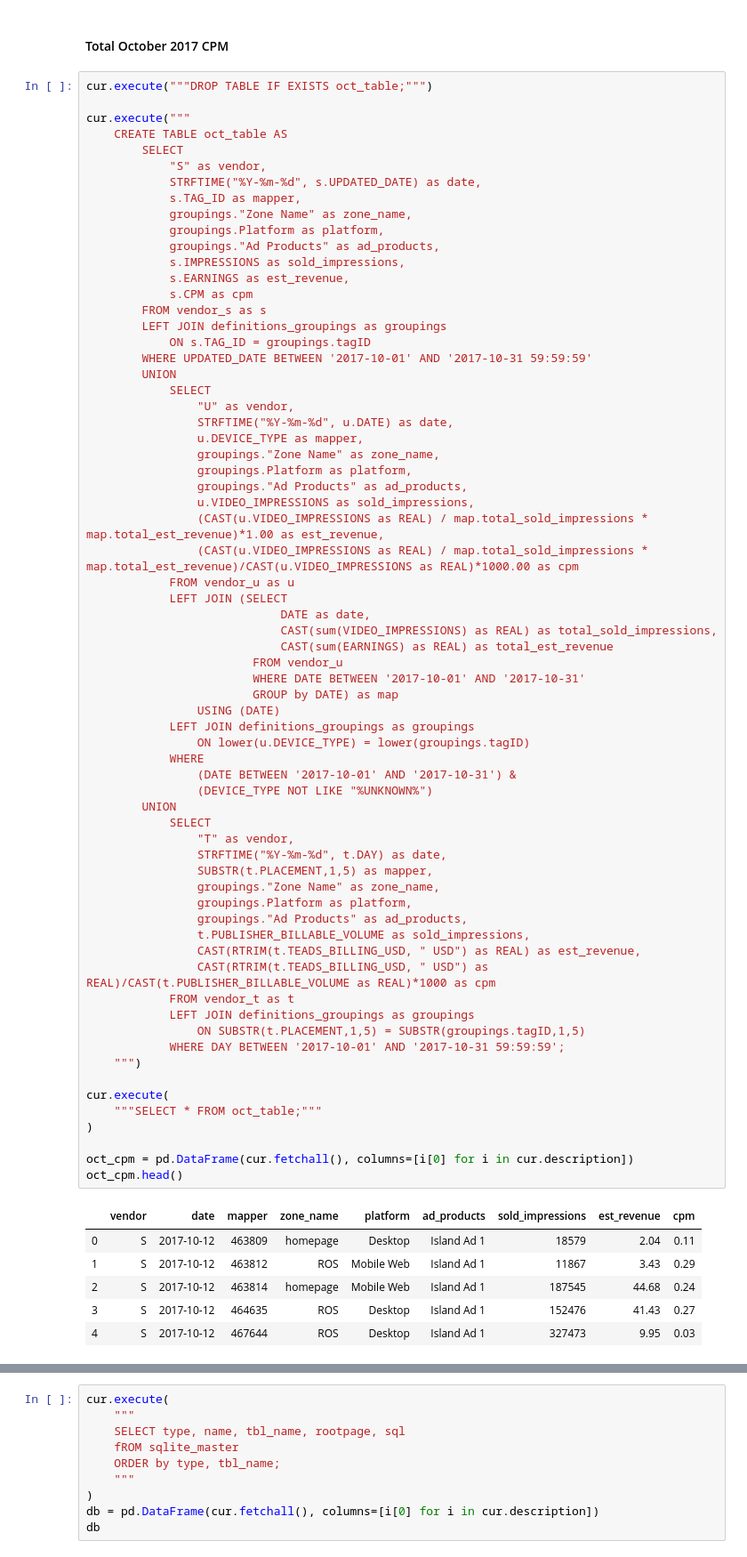
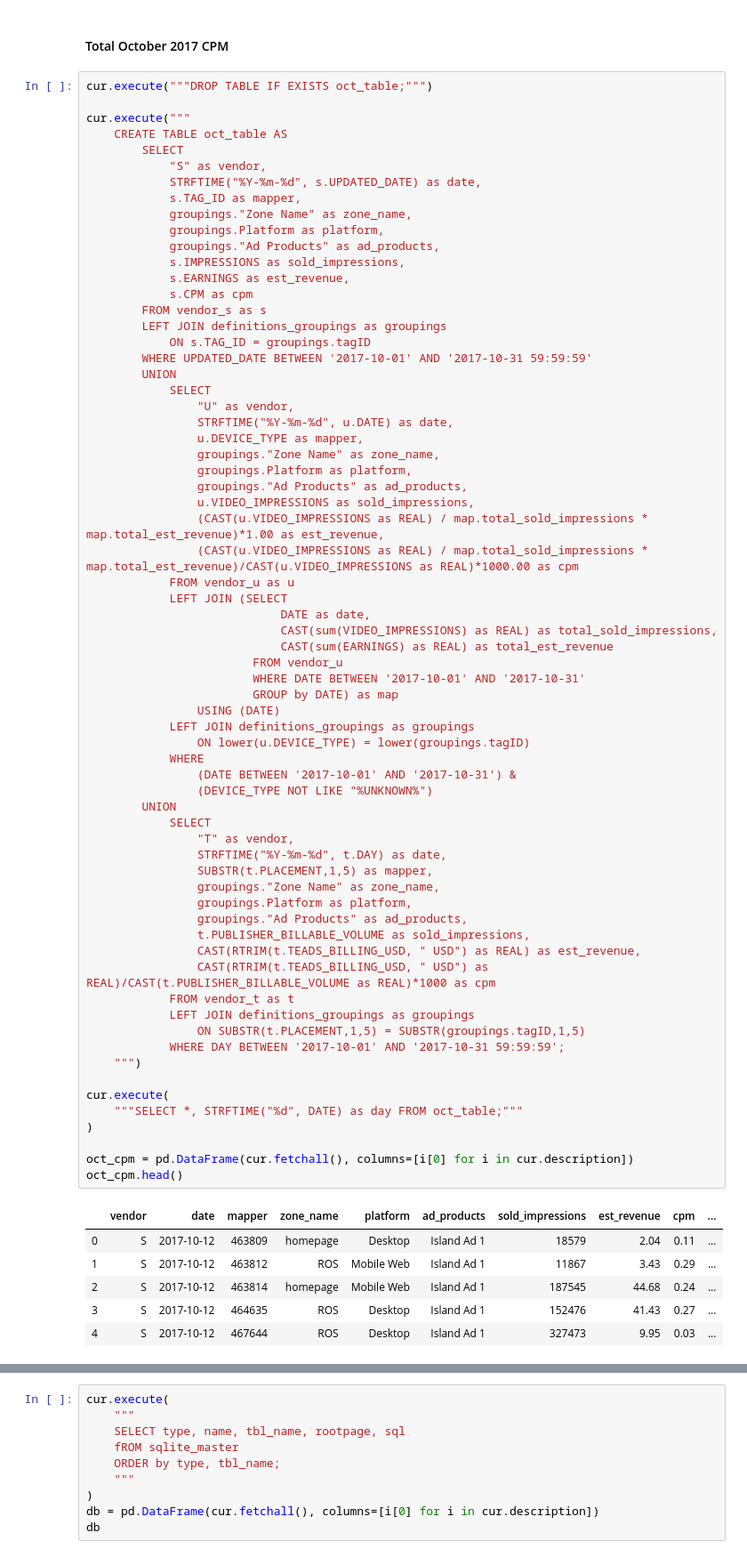
Before and after one commit to valmadrid/EDA-using-SQLite-Python, a Jupyter notebook: challenge_1.ipynb, the cells around one changed output, grey strips where cells are left out. Shown at 89% size. Saved outputs shown, nothing was run; the diff lists cells and outputs as text.

```diff
--- a/challenge_1.ipynb
+++ b/challenge_1.ipynb
@@ -363,40 +363,40 @@ cur.execute("""
                         GROUP by DATE) as map
                 USING (DATE)
             LEFT JOIN definitions_groupings as groupings
                 ON lower(u.DEVICE_TYPE) = lower(groupings.tagID)
             WHERE
                 (DATE BETWEEN '2017-10-01' AND '2017-10-31') &
                 (DEVICE_TYPE NOT LIKE "%UNKNOWN%")
         UNION
             SELECT
                 "T" as vendor,
                 STRFTIME("%Y-%m-%d", t.DAY) as date,
                 SUBSTR(t.PLACEMENT,1,5) as mapper,
                 groupings."Zone Name" as zone_name,
                 groupings.Platform as platform,
                 groupings."Ad Products" as ad_products,
                 t.PUBLISHER_BILLABLE_VOLUME as sold_impressions,
                 CAST(RTRIM(t.TEADS_BILLING_USD, " USD") as REAL) as est_revenue,
                 CAST(RTRIM(t.TEADS_BILLING_USD, " USD") as REAL)/CAST(t.PUBLISHER_BILLABLE_VOLUME as REAL)*1000 as cpm
             FROM vendor_t as t
             LEFT JOIN definitions_groupings as groupings
                 ON SUBSTR(t.PLACEMENT,1,5) = SUBSTR(groupings.tagID,1,5)
             WHERE DAY BETWEEN '2017-10-01' AND '2017-10-31 59:59:59';
     """)
 
 cur.execute(
-    """SELECT * FROM oct_table;"""
+    """SELECT *, STRFTIME("%d", DATE) as day FROM oct_table;"""
 )
 
 oct_cpm = pd.DataFrame(cur.fetchall(), columns=[i[0] for i in cur.description])
 oct_cpm.head()
 # %% [output]
-|  | vendor | date | mapper | zone_name | platform | ad_products | sold_impressions | est_revenue | cpm |
-| 0 | S | 2017-10-12 | 463809 | homepage | Desktop | Island Ad 1 | 18579 | 2.04 | 0.11 |
-| 1 | S | 2017-10-12 | 463812 | ROS | Mobile Web | Island Ad 1 | 11867 | 3.43 | 0.29 |
-| 2 | S | 2017-10-12 | 463814 | homepage | Mobile Web | Island Ad 1 | 187545 | 44.68 | 0.24 |
-| 3 | S | 2017-10-12 | 464635 | ROS | Desktop | Island Ad 1 | 152476 | 41.43 | 0.27 |
-| 4 | S | 2017-10-12 | 467644 | ROS | Desktop | Island Ad 1 | 327473 | 9.95 | 0.03 |
+|  | vendor | date | mapper | zone_name | platform | ad_products | sold_impressions | est_revenue | cpm | ... |
+| 0 | S | 2017-10-12 | 463809 | homepage | Desktop | Island Ad 1 | 18579 | 2.04 | 0.11 | ... |
+| 1 | S | 2017-10-12 | 463812 | ROS | Mobile Web | Island Ad 1 | 11867 | 3.43 | 0.29 | ... |
+| 2 | S | 2017-10-12 | 463814 | homepage | Mobile Web | Island Ad 1 | 187545 | 44.68 | 0.24 | ... |
+| 3 | S | 2017-10-12 | 464635 | ROS | Desktop | Island Ad 1 | 152476 | 41.43 | 0.27 | ... |
+| 4 | S | 2017-10-12 | 467644 | ROS | Desktop | Island Ad 1 | 327473 | 9.95 | 0.03 | ... |
 # %%
 cur.execute(
     """
```
Also changed, not shown: parts of 11 cells of this notebook.
